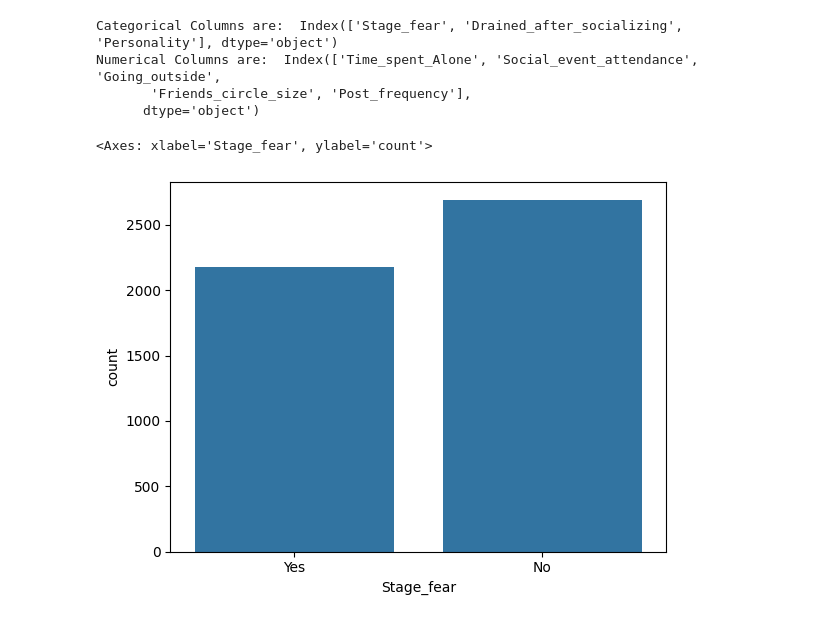
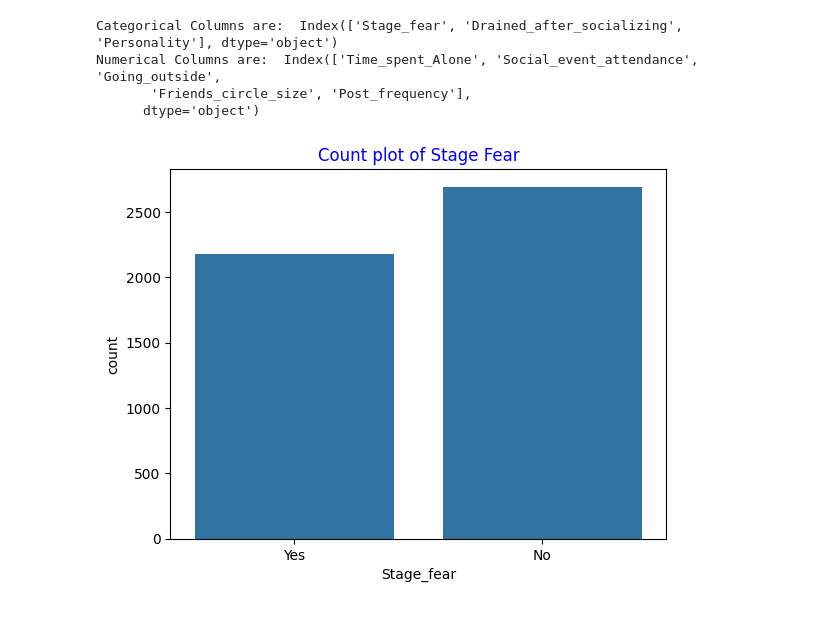
Before and after one commit to rizz045/Predicting-Personality-Traits-Using-Social-Behavior-Patterns, a Jupyter notebook: Personality_Prediction_Using_ML.ipynb, the cells around one changed output. Saved outputs shown, nothing was run; the diff lists cells and outputs as text; code cells hidden in the pictures.

```diff
--- a/Personality_Prediction_Using_ML.ipynb
+++ b/Personality_Prediction_Using_ML.ipynb
@@ -119,7 +119,7 @@ Numerical Columns are:  Index(['Time_spent_Alone', 'Social_event_attendance', 'G
 # %%
 # Count plot of categorical columns
 sns.countplot(x=df['Stage_fear'])
+plt.title("Count plot of Stage Fear", color="blue")
 plt.show()
 # %% [output]
-<Axes: xlabel='Stage_fear', ylabel='count'>
-[figure, old version]
+[figure, new version]
```
Also changed, not shown: parts of 3 cells of this notebook.
